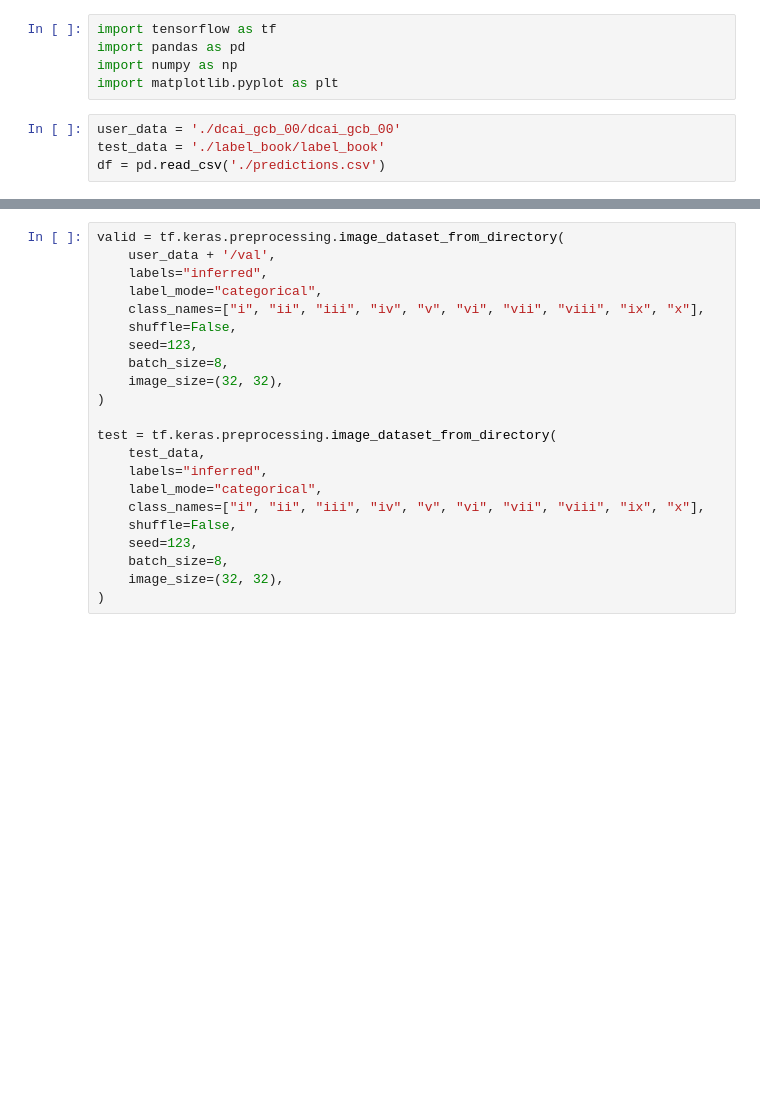
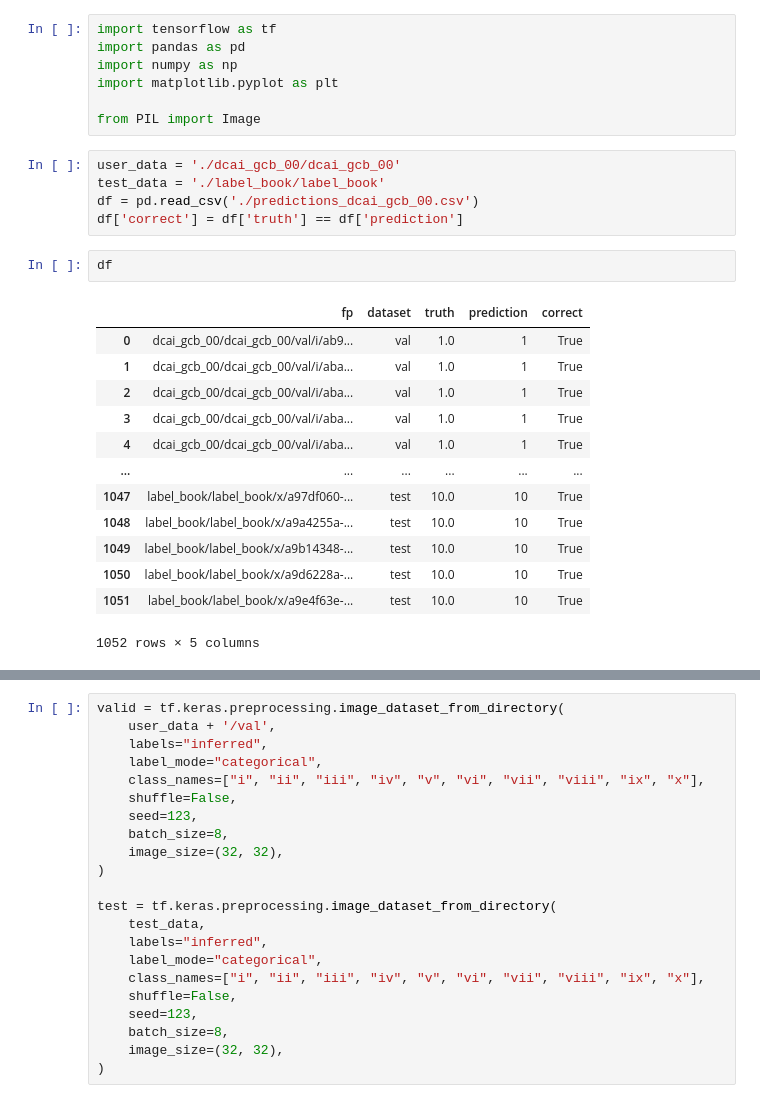
Before and after one commit to grantbuster/dcai, a Jupyter notebook: error_analysis.ipynb, the cells around one changed output, grey strips where cells are left out. Drawn from its saved outputs; the diff is of its cells as text; blank space fills up the shorter version.

```diff
--- a/error_analysis.ipynb
+++ b/error_analysis.ipynb
@@ -3,7 +3,26 @@ import tensorflow as tf
 import pandas as pd
 import numpy as np
 import matplotlib.pyplot as plt
+
+from PIL import Image
 # %%
 user_data = './dcai_gcb_00/dcai_gcb_00'
 test_data = './label_book/label_book'
-df = pd.read_csv('./predictions.csv')
+df = pd.read_csv('./predictions_dcai_gcb_00.csv')
+df['correct'] = df['truth'] == df['prediction']
+# %%
+df
+# %% [output]
+|  | fp | dataset | truth | prediction | correct |
+| 0 | dcai_gcb_00/dcai_gcb_00/val/i/ab9... | val | 1.0 | 1 | True |
+| 1 | dcai_gcb_00/dcai_gcb_00/val/i/aba... | val | 1.0 | 1 | True |
+| 2 | dcai_gcb_00/dcai_gcb_00/val/i/aba... | val | 1.0 | 1 | True |
+| 3 | dcai_gcb_00/dcai_gcb_00/val/i/aba... | val | 1.0 | 1 | True |
+| 4 | dcai_gcb_00/dcai_gcb_00/val/i/aba... | val | 1.0 | 1 | True |
+| ... | ... | ... | ... | ... | ... |
+| 1047 | label_book/label_book/x/a97df060-... | test | 10.0 | 10 | True |
+| 1048 | label_book/label_book/x/a9a4255a-... | test | 10.0 | 10 | True |
+| 1049 | label_book/label_book/x/a9b14348-... | test | 10.0 | 10 | True |
+| 1050 | label_book/label_book/x/a9d6228a-... | test | 10.0 | 10 | True |
+| 1051 | label_book/label_book/x/a9e4f63e-... | test | 10.0 | 10 | True |
+1052 rows × 5 columns
```
Also changed, not shown: parts of 3 cells of this notebook.
